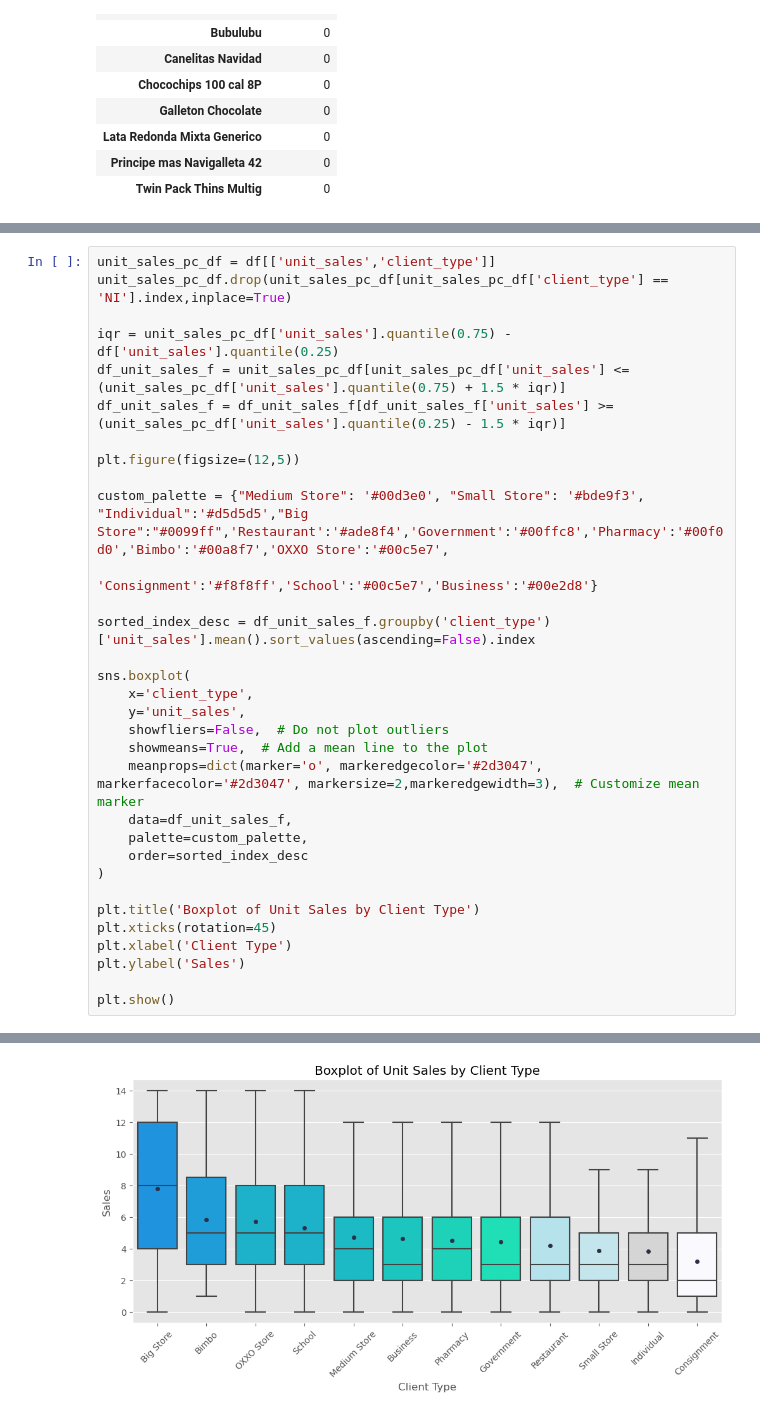
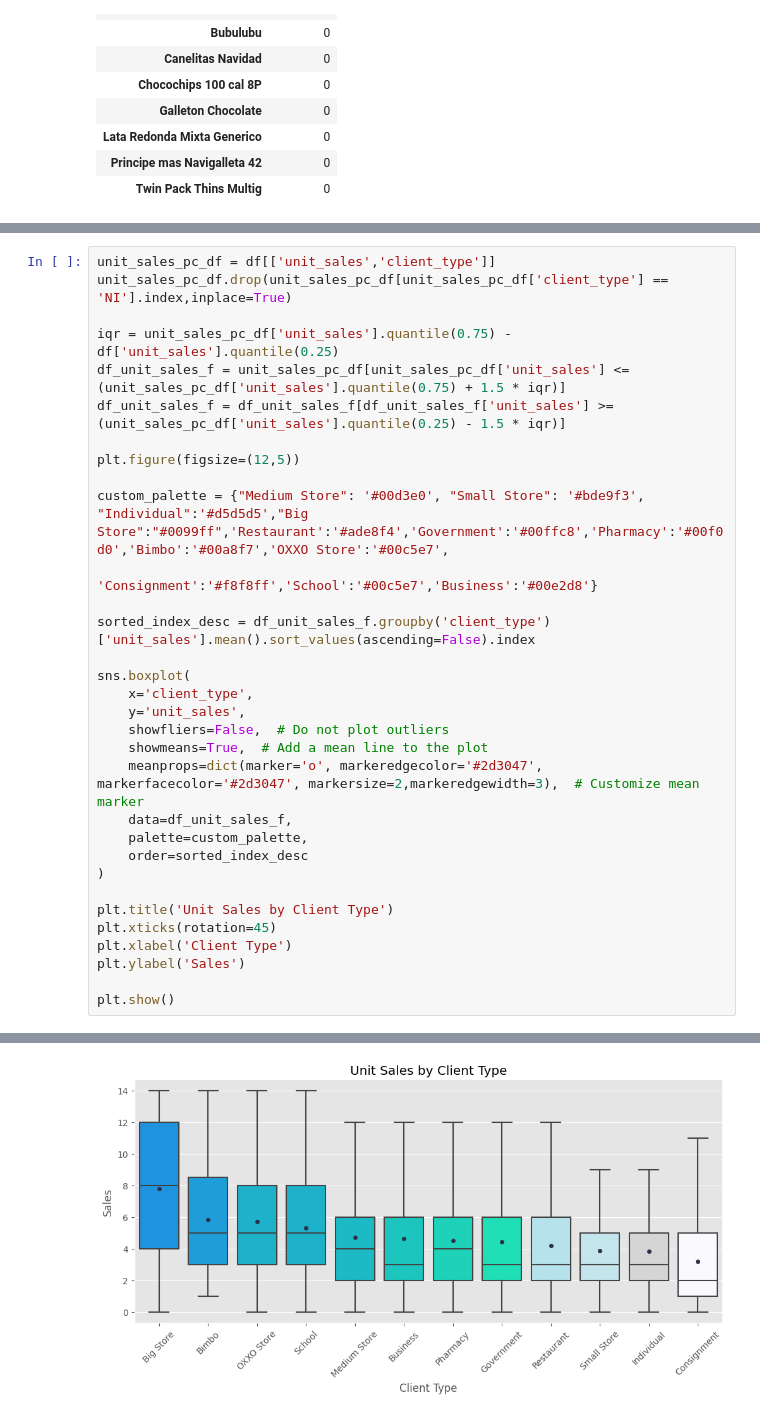
Before and after one commit to SimplySanti/FilRouge_Bimbo_Inventory, a Jupyter notebook: exploratory_analysis.ipynb, the cells around one changed output, grey strips where cells are left out. Drawn from its saved outputs; the diff is of its cells as text.

```diff
--- a/exploratory_analysis.ipynb
+++ b/exploratory_analysis.ipynb
@@ -283,33 +285,33 @@ df_unit_sales_f = unit_sales_pc_df[unit_sales_pc_df['unit_sales'] <= (unit_sales
 df_unit_sales_f = df_unit_sales_f[df_unit_sales_f['unit_sales'] >= (unit_sales_pc_df['unit_sales'].quantile(0.25) - 1.5 * iqr)]
 
 plt.figure(figsize=(12,5))
 
 custom_palette = {"Medium Store": '#00d3e0', "Small Store": '#bde9f3', "Individual":'#d5d5d5',"Big Store":"#0099ff",'Restaurant':'#ade8f4','Government':'#00ffc8','Pharmacy':'#00f0d0','Bimbo':'#00a8f7','OXXO Store':'#00c5e7',
                   'Consignment':'#f8f8ff','School':'#00c5e7','Business':'#00e2d8'}
 
 sorted_index_desc = df_unit_sales_f.groupby('client_type')['unit_sales'].mean().sort_values(ascending=False).index
 
 sns.boxplot(
     x='client_type',
     y='unit_sales',
     showfliers=False,  # Do not plot outliers
     showmeans=True,  # Add a mean line to the plot
     meanprops=dict(marker='o', markeredgecolor='#2d3047', markerfacecolor='#2d3047', markersize=2,markeredgewidth=3),  # Customize mean marker
     data=df_unit_sales_f,
     palette=custom_palette,
     order=sorted_index_desc
 )
 
-plt.title('Boxplot of Unit Sales by Client Type')
+plt.title('Unit Sales by Client Type')
 plt.xticks(rotation=45)
 plt.xlabel('Client Type')
 plt.ylabel('Sales')
 
 plt.show()
 # %% [output]
 A value is trying to be set on a copy of a slice from a DataFrame
 
 See the caveats in the documentation: https://pandas.pydata.org/pandas-docs/stable/user_guide/indexing.html#returning-a-view-versus-a-copy
   unit_sales_pc_df.drop(unit_sales_pc_df[unit_sales_pc_df['client_type'] == 'NI'].index,inplace=True)
-[figure, old version]
+[figure, new version]
 # %% [markdown]
```
Also changed, not shown: parts of 15 cells of this notebook.
